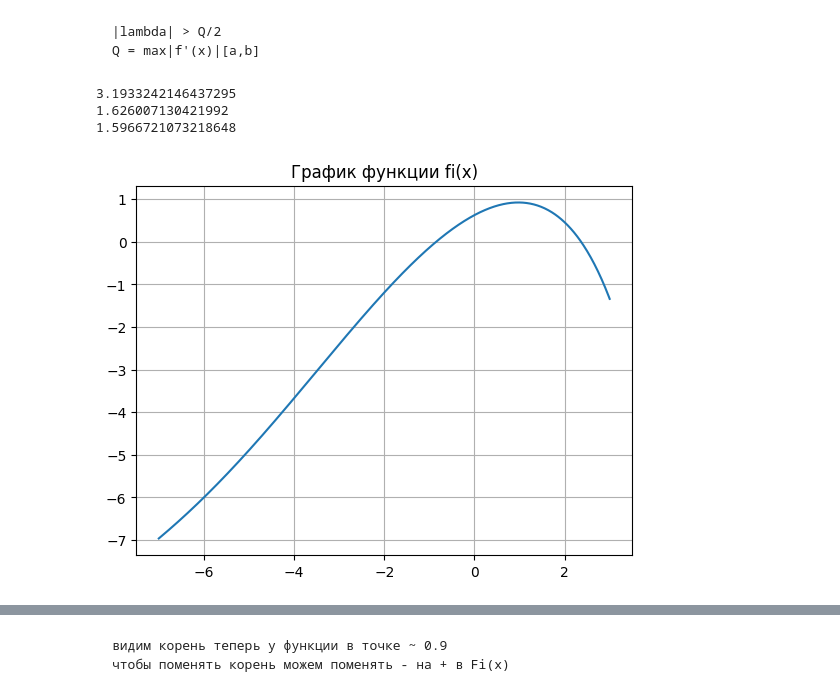
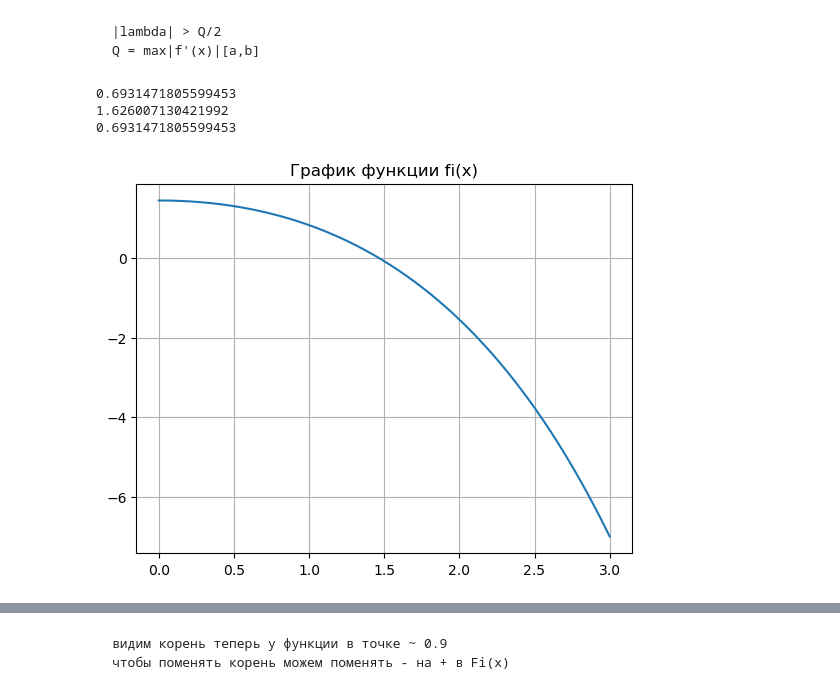
Before and after one commit to Iversy/mmps, a Jupyter notebook: лаб31мопс.ipynb, the cells around one changed output, grey strips where cells are left out. Cells and saved outputs as stored; diff of their text form; code cells hidden in the pictures.

```diff
--- a/лаб31мопс.ipynb
+++ b/лаб31мопс.ipynb
@@ -13,6 +13,6 @@ def f(x):
         print(x)
 # %%
 def F(x):
-    return np.pow(2,x)-1-np.cos(x/2)
+    return np.power(2,x)-1-np.cos(x/2)
 # %%
 def f1(x):
@@ -122,13 +122,13 @@ def simple_dimple(a,eps):
     |lambda| > Q/2
     Q = max|f'(x)|[a,b]
 # %%
-print(Q := max(f1(np.linspace(0,2,1000))))
+print(Q := min(f1(np.linspace(0,2,1000))))
 print(f1(1))
-print(lam := Q/2+1e-5)
+print(lam := Q)
 # %% [output]
-3.1933242146437295
+0.6931471805599453
 1.626007130421992
-1.5966721073218648
+0.6931471805599453
 # %%
 def Fi(x):
     return x - f(x) / lam
@@ -138,9 +141,9 @@ def FI(x):
 # %%
-X = np.linspace(-7,3,1000)
+X = np.linspace(0,3,1000)
 Y = FI(X)
 plt.title("График функции fi(x)")
 sns.lineplot(x=X,y=Y)
 plt.grid()
 plt.show()
 # %% [output]
-[figure, old version]
+[figure, new version]
```
Also changed, not shown: parts of 7 cells of this notebook, 1 other file.
